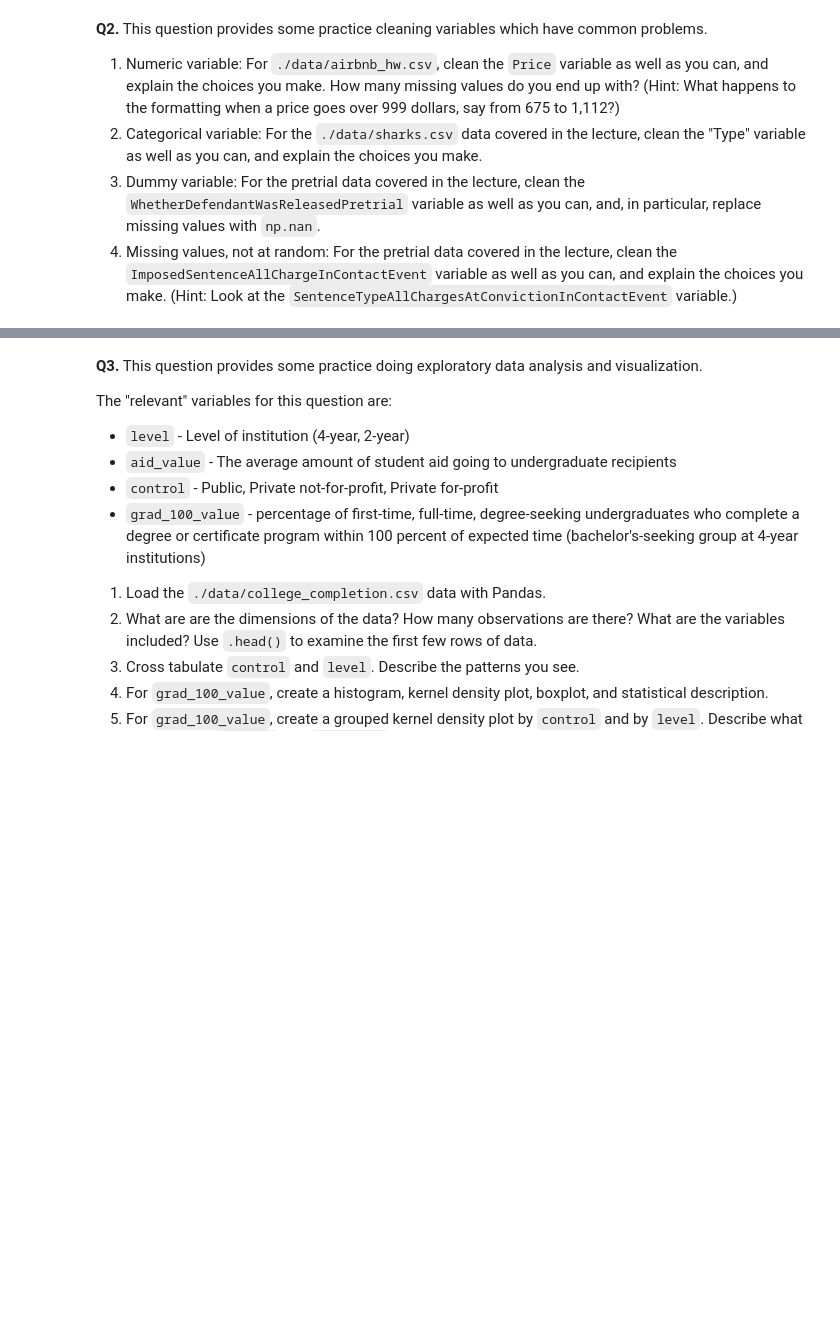
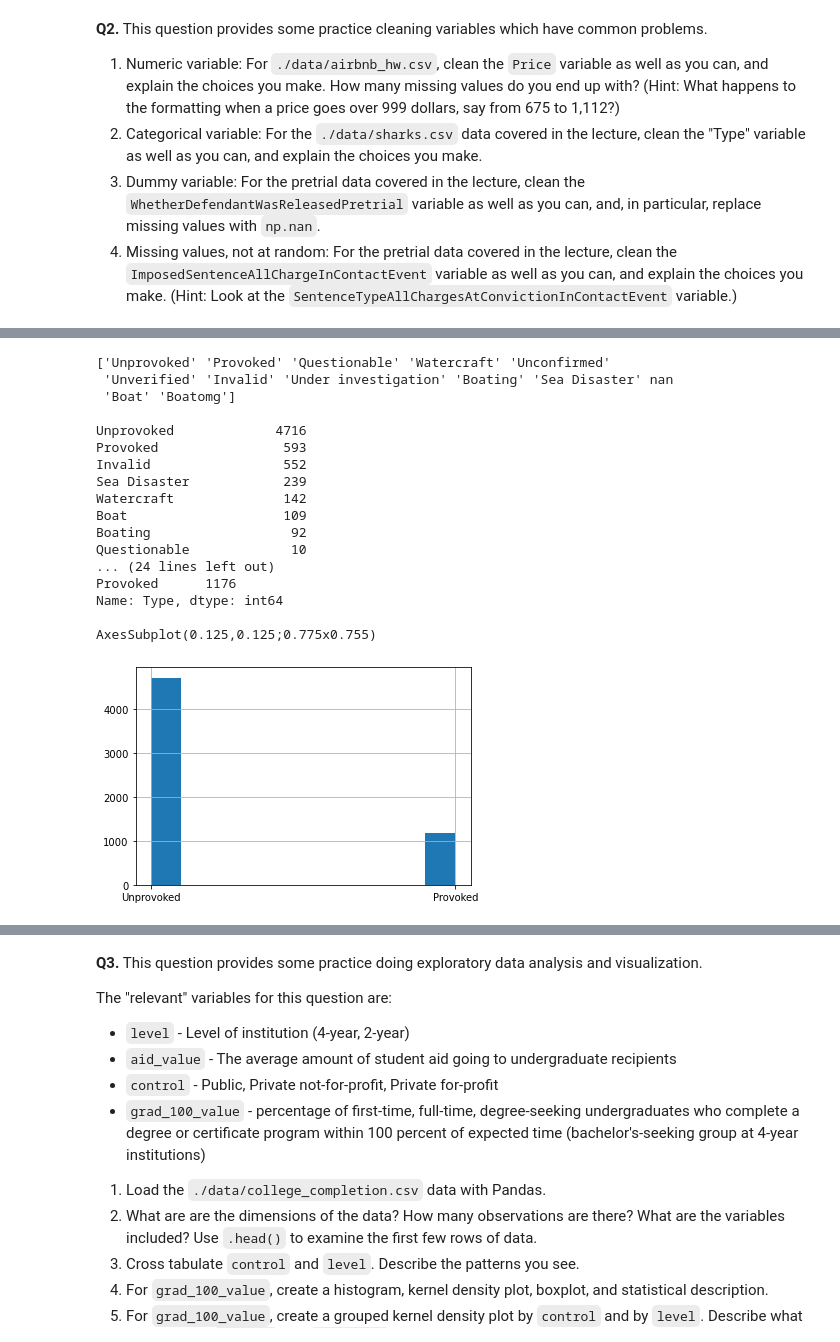
Before and after one commit to Jmazher12/assignment2, a Jupyter notebook: assignment2.ipynb, the cells around one changed output, grey strips where cells are left out. Drawn from its saved outputs; the diff is of its cells as text; code cells hidden in the pictures; blank space fills up the shorter version.

```diff
--- a/assignment2.ipynb
+++ b/assignment2.ipynb
@@ -32,0 +65,52 @@ Resolving deltas: 100% (9/9), done.
+# %%
+#Q2 part 2:
+df = pd.read_csv('./data/sharks.csv', low_memory=False)
+var = "Type"
+print(df[var].unique(), '\n')
+print(df[var].value_counts(), '\n')
+
+# I noticed that the categories that appear 1 or 10 times means they probably aren't
+# that important in the grand scheme of things, so I can just turn those into nans
+
+df[var] = df[var].replace("Questionable", np.nan).replace("Unverified", np.nan).replace("Under investigation",np.nan).replace("Unconfirmed",np.nan)
+df[var] = df[var].replace("Boatomg", "Boat")
+print(df[var].value_counts(), '\n')
+
+# When looking at the "invalid" category, I noticed that the injury was reported as being caused
+# by a shark, but it was actually caused by something else like a stingray. This means that it isn't really relevant to
+# whether or not a human provoked a shark or vice versa, so I can turn "invalid" into nan
+
+df[var] = df[var].replace("Invalid", np.nan)
+print(df[var].value_counts(), '\n')
+
+# When looking at the "Sea Disaster" category, I noticed that it was reffering to incidents where a boat capsized or aggravated the sharks,
+# thus I can combine this category with "Watercraft", "Boat", and "Boating" since these categories are all referring to shark attacks related to boats.
+# Additionally, since boats are technically made by humans, we can say that these shark attacks were provoked because the boats were causing a disturbance
+# to the sharks leading to attacks, meaning that I can classify the aforementioned categories as "Provoked"
+
+df[var] = df[var].replace("Sea Disaster","Provoked").replace("Watercraft","Provoked").replace("Boat","Provoked").replace("Boating","Provoked")
+print(df[var].value_counts(), '\n')
+
+# Now, the "Type" column only has two categories within it, provoked and unprovoked, which makes it much simpler to understand
+# whether or not the sharks were provoked or unprovoked to attack the people
+
+print(df[var].hist())
+# %% [output]
+['Unprovoked' 'Provoked' 'Questionable' 'Watercraft' 'Unconfirmed'
+ 'Unverified' 'Invalid' 'Under investigation' 'Boating' 'Sea Disaster' nan
+ 'Boat' 'Boatomg']
+
+Unprovoked             4716
+Provoked                593
+Invalid                 552
+Sea Disaster            239
+Watercraft              142
+Boat                    109
+Boating                  92
+Questionable             10
+... (24 lines left out)
+Provoked      1176
+Name: Type, dtype: int64
+
+AxesSubplot(0.125,0.125;0.775x0.755)
+[figure, added]
```
Also changed, not shown: parts of 4 cells of this notebook.
